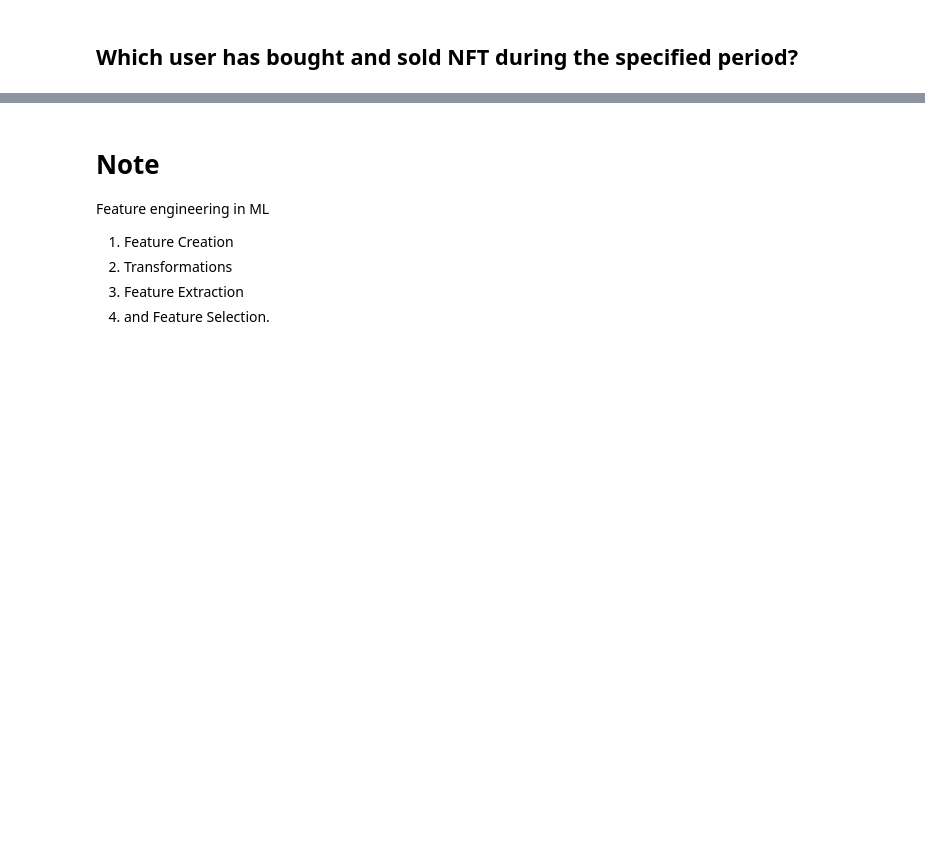
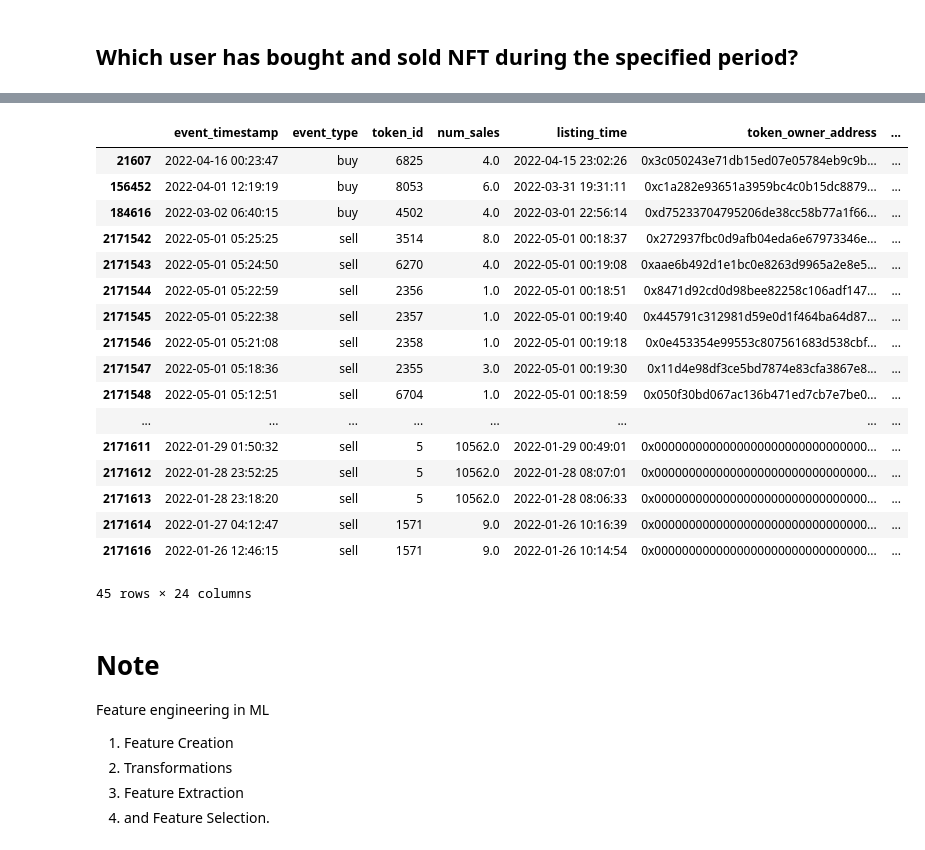
Before and after one commit to Cryptoro-DAO/OpenSea-API-crawler, a Jupyter notebook: Wallets Feature Engineering.ipynb, the cells around one changed output, grey strips where cells are left out. Saved outputs shown, nothing was run; the diff lists cells and outputs as text; code cells hidden in the pictures; blank space fills up the shorter version.

```diff
--- a/Wallets Feature Engineering.ipynb
+++ b/Wallets Feature Engineering.ipynb
@@ -607,5 +728,24 @@ z.groupby(["user_account_address", "event_type"]).sum().reset_index().sort_value
 # %%
-wallets[wallets.user_account_address == "0xfffa6fc6acc3dbe04b175862376f1c5ff88cf9c1"]
+wallets[wallets.token_seller_address == "0xfffa6fc6acc3dbe04b175862376f1c5ff88cf9c1"]
+# %% [output]
+|  | event_timestamp | event_type | token_id | num_sales | listing_time | token_owner_address | ... |
+| 21607 | 2022-04-16 00:23:47 | buy | 6825 | 4.0 | 2022-04-15 23:02:26 | 0x3c050243e71db15ed07e05784eb9c9b... | ... |
+| 156452 | 2022-04-01 12:19:19 | buy | 8053 | 6.0 | 2022-03-31 19:31:11 | 0xc1a282e93651a3959bc4c0b15dc8879... | ... |
+| 184616 | 2022-03-02 06:40:15 | buy | 4502 | 4.0 | 2022-03-01 22:56:14 | 0xd75233704795206de38cc58b77a1f66... | ... |
+| 2171542 | 2022-05-01 05:25:25 | sell | 3514 | 8.0 | 2022-05-01 00:18:37 | 0x272937fbc0d9afb04eda6e67973346e... | ... |
+| 2171543 | 2022-05-01 05:24:50 | sell | 6270 | 4.0 | 2022-05-01 00:19:08 | 0xaae6b492d1e1bc0e8263d9965a2e8e5... | ... |
+| 2171544 | 2022-05-01 05:22:59 | sell | 2356 | 1.0 | 2022-05-01 00:18:51 | 0x8471d92cd0d98bee82258c106adf147... | ... |
+| 2171545 | 2022-05-01 05:22:38 | sell | 2357 | 1.0 | 2022-05-01 00:19:40 | 0x445791c312981d59e0d1f464ba64d87... | ... |
+| 2171546 | 2022-05-01 05:21:08 | sell | 2358 | 1.0 | 2022-05-01 00:19:18 | 0x0e453354e99553c807561683d538cbf... | ... |
+| 2171547 | 2022-05-01 05:18:36 | sell | 2355 | 3.0 | 2022-05-01 00:19:30 | 0x11d4e98df3ce5bd7874e83cfa3867e8... | ... |
+| 2171548 | 2022-05-01 05:12:51 | sell | 6704 | 1.0 | 2022-05-01 00:18:59 | 0x050f30bd067ac136b471ed7cb7e7be0... | ... |
+| ... | ... | ... | ... | ... | ... | ... | ... |
+| 2171611 | 2022-01-29 01:50:32 | sell | 5 | 10562.0 | 2022-01-29 00:49:01 | 0x0000000000000000000000000000000... | ... |
+| 2171612 | 2022-01-28 23:52:25 | sell | 5 | 10562.0 | 2022-01-28 08:07:01 | 0x0000000000000000000000000000000... | ... |
+| 2171613 | 2022-01-28 23:18:20 | sell | 5 | 10562.0 | 2022-01-28 08:06:33 | 0x0000000000000000000000000000000... | ... |
+| 2171614 | 2022-01-27 04:12:47 | sell | 1571 | 9.0 | 2022-01-26 10:16:39 | 0x0000000000000000000000000000000... | ... |
+| 2171616 | 2022-01-26 12:46:15 | sell | 1571 | 9.0 | 2022-01-26 10:14:54 | 0x0000000000000000000000000000000... | ... |
+45 rows × 24 columns
 # %% [markdown]
 # Note
 Feature engineering in ML
```
Also changed, not shown: parts of 12 cells of this notebook.
